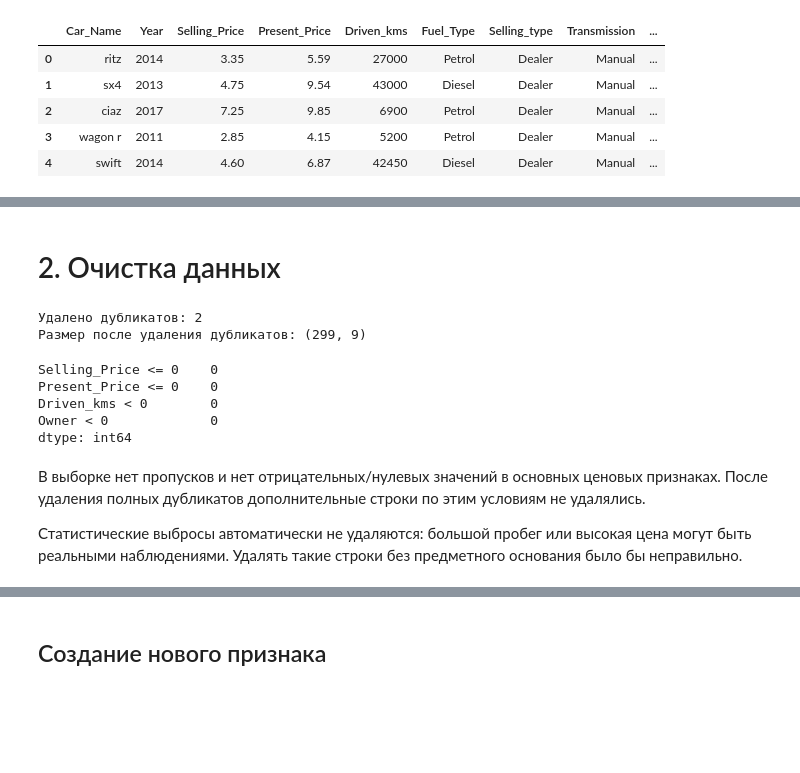
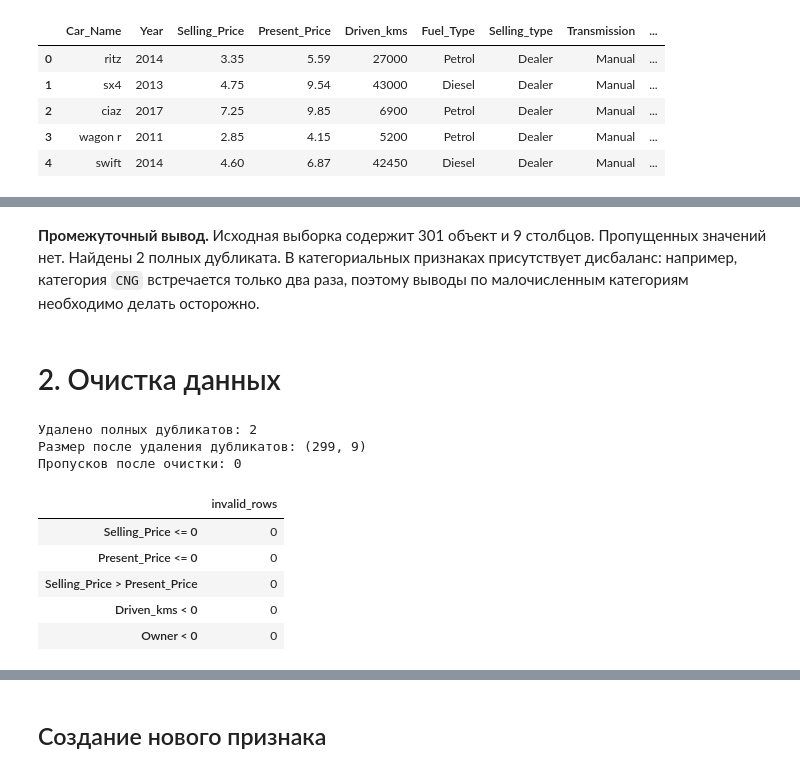
Before and after one commit to Webber-Escaper/lab1_car_price, a Jupyter notebook: eda/eda.ipynb, the cells around one changed output, grey strips where cells are left out. Saved outputs shown, nothing was run; the diff lists cells and outputs as text; code cells hidden in the pictures; blank space fills up the shorter version.

```diff
--- a/eda/eda.ipynb
+++ b/eda/eda.ipynb
@@ -105,35 +156,40 @@ Name: count, dtype: int64
+# %% [markdown]
+**Промежуточный вывод.** Исходная выборка содержит 301 объект и 9 столбцов.
+Пропущенных значений нет. Найдены 2 полных дубликата.
+В категориальных признаках присутствует дисбаланс: например, категория `CNG`
+встречается только два раза, поэтому выводы по малочисленным категориям необходимо делать осторожно.
 # %% [markdown]
 # 2. Очистка данных
-# %%
-# Сохраняем исходное количество строк
-n_before = len(df)
-
-# Удаляем полные дубликаты
-df = df.drop_duplicates().copy()
-
-print("Удалено дубликатов:", n_before - len(df))
-print("Размер после удаления дубликатов:", df.shape)
-# %% [output]
-Удалено дубликатов: 2
-Размер после удаления дубликатов: (299, 9)
-# %%
-# Базовая проверка валидности
-checks = {
-    "Selling_Price <= 0": (df["Selling_Price"] <= 0).sum(),
-    "Present_Price <= 0": (df["Present_Price"] <= 0).sum(),
-    "Driven_kms < 0": (df["Driven_kms"] < 0).sum(),
-    "Owner < 0": (df["Owner"] < 0).sum(),
-}
-pd.Series(checks)
-# %% [output]
-Selling_Price <= 0    0
-Present_Price <= 0    0
-Driven_kms < 0        0
-Owner < 0             0
-dtype: int64
-# %% [markdown]
-В выборке нет пропусков и нет отрицательных/нулевых значений в основных ценовых признаках.
-После удаления полных дубликатов дополнительные строки по этим условиям не удалялись.
-
-Статистические выбросы автоматически не удаляются: большой пробег или высокая цена
-могут быть реальными наблюдениями. Удалять такие строки без предметного основания было бы неправильно.
+# %%
+n_before = len(df)
+
+# 1. Удаляем только полные дубликаты.
+df = df.drop_duplicates().copy()
+
+# 2. Явно задаем тип category для категориальных признаков.
+for col in categorical_cols:
+    df[col] = df[col].astype("category")
+
+# 3. Проверяем базовую валидность числовых значений.
+validity_checks = pd.Series({
+    "Selling_Price <= 0": int((df["Selling_Price"] <= 0).sum()),
+    "Present_Price <= 0": int((df["Present_Price"] <= 0).sum()),
+    "Selling_Price > Present_Price": int((df["Selling_Price"] > df["Present_Price"]).sum()),
+    "Driven_kms < 0": int((df["Driven_kms"] < 0).sum()),
+    "Owner < 0": int((df["Owner"] < 0).sum()),
+}, name="invalid_rows")
+
+print("Удалено полных дубликатов:", n_before - len(df))
+print("Размер после удаления дубликатов:", df.shape)
+print("Пропусков после очистки:", int(df.isna().sum().sum()))
+display(validity_checks.to_frame())
+# %% [output]
+Удалено полных дубликатов: 2
+Размер после удаления дубликатов: (299, 9)
+Пропусков после очистки: 0
+|  | invalid_rows |
+| Selling_Price <= 0 | 0 |
+| Present_Price <= 0 | 0 |
+| Selling_Price > Present_Price | 0 |
+| Driven_kms < 0 | 0 |
+| Owner < 0 | 0 |
```
Also changed, not shown: parts of 32 cells of this notebook, 5 other files.
